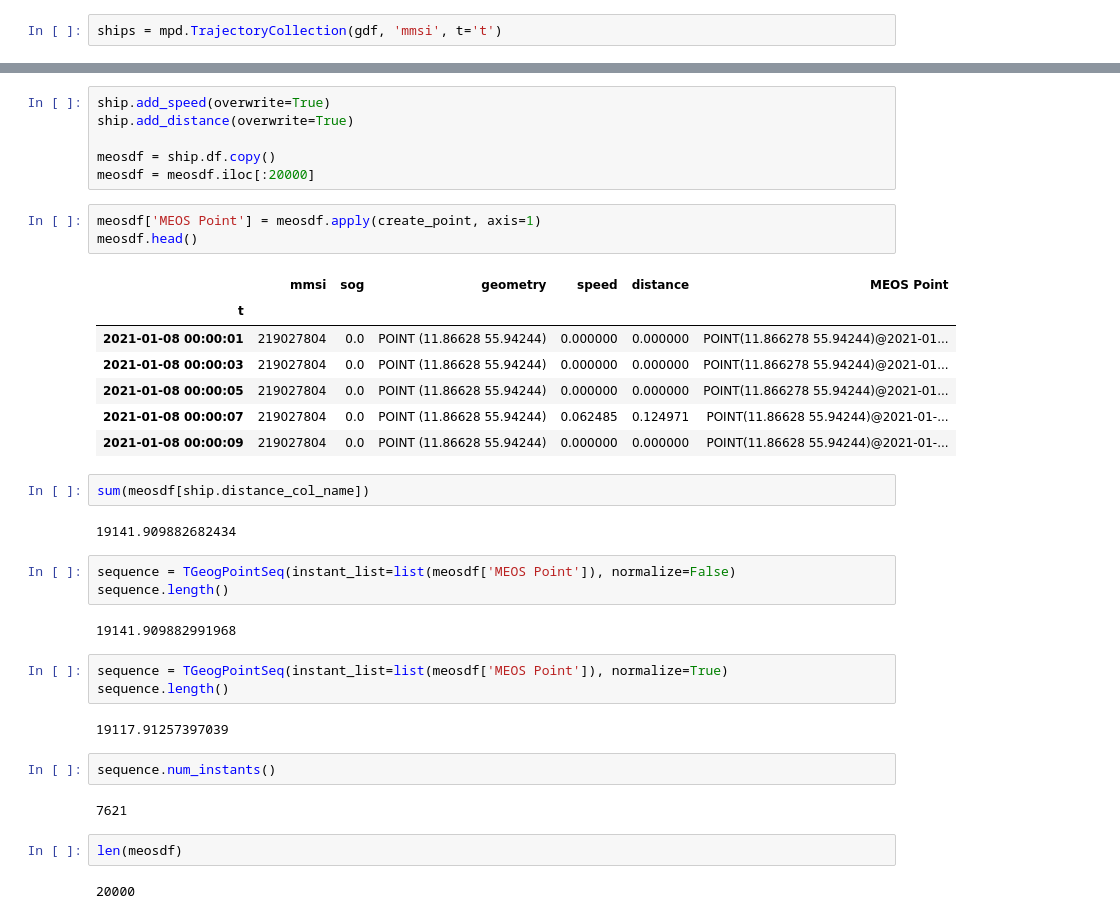
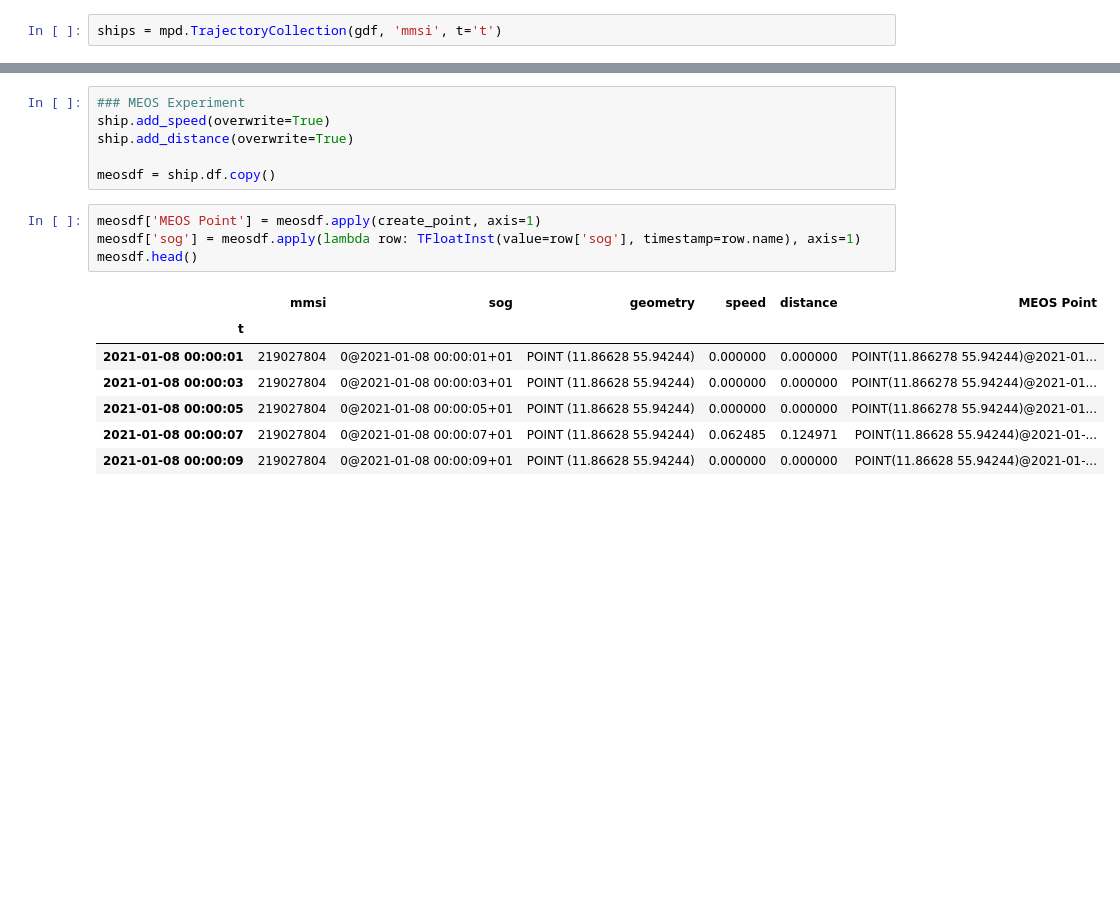
Before and after one commit to satriabw/master-thesis, a Jupyter notebook: experiment/Trajectory_pred.ipynb, the cells around one changed output, grey strips where cells are left out. Drawn from its saved outputs; the diff is of its cells as text; blank space fills up the shorter version.

Commit message:
Add experiment

```diff
--- a/experiment/Trajectory_pred.ipynb
+++ b/experiment/Trajectory_pred.ipynb
@@ -232,39 +296,18 @@ actual_gdf
 # %%
+### MEOS Experiment
 ship.add_speed(overwrite=True)
 ship.add_distance(overwrite=True)
 
 meosdf = ship.df.copy()
-meosdf = meosdf.iloc[:20000]
 # %%
 meosdf['MEOS Point'] = meosdf.apply(create_point, axis=1)
+meosdf['sog'] = meosdf.apply(lambda row: TFloatInst(value=row['sog'], timestamp=row.name), axis=1)
 meosdf.head()
 # %% [output]
 |  | mmsi | sog | geometry | speed | distance | MEOS Point |
 | t |  |  |  |  |  |  |
-| 2021-01-08 00:00:01 | 219027804 | 0.0 | POINT (11.86628 55.94244) | 0.000000 | 0.000000 | POINT(11.866278 55.94244)@2021-01... |
-| 2021-01-08 00:00:03 | 219027804 | 0.0 | POINT (11.86628 55.94244) | 0.000000 | 0.000000 | POINT(11.866278 55.94244)@2021-01... |
-| 2021-01-08 00:00:05 | 219027804 | 0.0 | POINT (11.86628 55.94244) | 0.000000 | 0.000000 | POINT(11.866278 55.94244)@2021-01... |
-| 2021-01-08 00:00:07 | 219027804 | 0.0 | POINT (11.86628 55.94244) | 0.062485 | 0.124971 | POINT(11.86628 55.94244)@2021-01-... |
-| 2021-01-08 00:00:09 | 219027804 | 0.0 | POINT (11.86628 55.94244) | 0.000000 | 0.000000 | POINT(11.86628 55.94244)@2021-01-... |
+| 2021-01-08 00:00:01 | 219027804 | 0@2021-01-08 00:00:01+01 | POINT (11.86628 55.94244) | 0.000000 | 0.000000 | POINT(11.866278 55.94244)@2021-01... |
+| 2021-01-08 00:00:03 | 219027804 | 0@2021-01-08 00:00:03+01 | POINT (11.86628 55.94244) | 0.000000 | 0.000000 | POINT(11.866278 55.94244)@2021-01... |
+| 2021-01-08 00:00:05 | 219027804 | 0@2021-01-08 00:00:05+01 | POINT (11.86628 55.94244) | 0.000000 | 0.000000 | POINT(11.866278 55.94244)@2021-01... |
+| 2021-01-08 00:00:07 | 219027804 | 0@2021-01-08 00:00:07+01 | POINT (11.86628 55.94244) | 0.062485 | 0.124971 | POINT(11.86628 55.94244)@2021-01-... |
+| 2021-01-08 00:00:09 | 219027804 | 0@2021-01-08 00:00:09+01 | POINT (11.86628 55.94244) | 0.000000 | 0.000000 | POINT(11.86628 55.94244)@2021-01-... |
-# %%
-sum(meosdf[ship.distance_col_name])
-# %% [output]
-19141.909882682434
-# %%
-sequence = TGeogPointSeq(instant_list=list(meosdf['MEOS Point']), normalize=False)
-sequence.length()
-# %% [output]
-19141.909882991968
-# %%
-sequence = TGeogPointSeq(instant_list=list(meosdf['MEOS Point']), normalize=True)
-sequence.length()
-# %% [output]
-19117.91257397039
-# %%
-sequence.num_instants()
-# %% [output]
-7621
-# %%
-len(meosdf)
-# %% [output]
-20000
```
Also changed, not shown: parts of 42 cells of this notebook, 6 other files.
